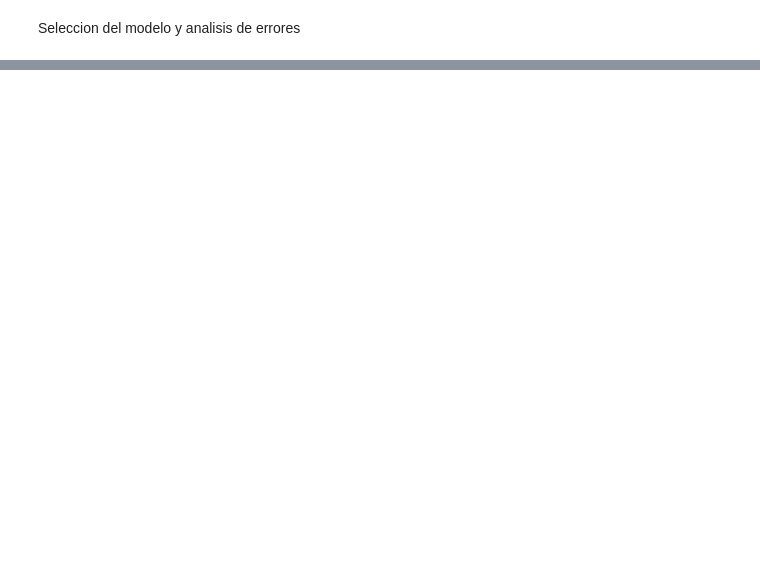
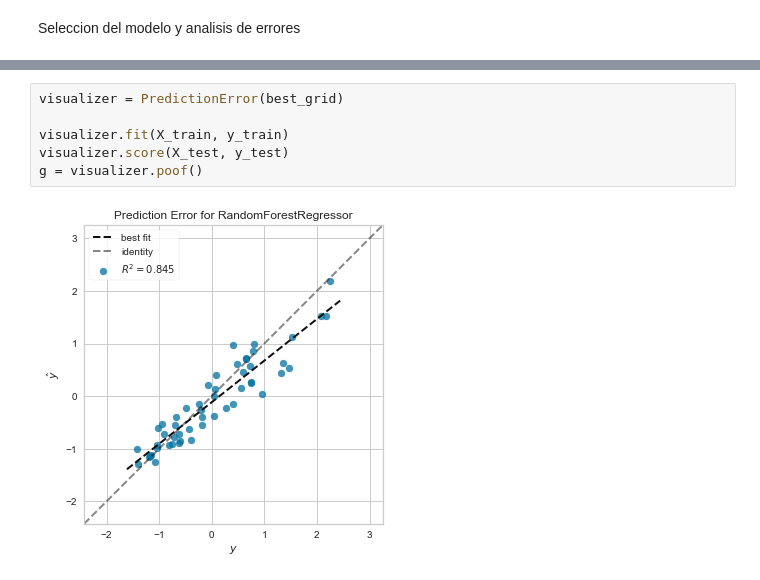
Before and after one commit to adry402/Karvana, a Jupyter notebook: karvana_regression.ipynb, the cells around one changed output, grey strips where cells are left out. Drawn from its saved outputs; the diff is of its cells as text; blank space fills up the shorter version.

```diff
--- a/karvana_regression.ipynb
+++ b/karvana_regression.ipynb
@@ -342,0 +624,8 @@ plot(results)
+# %%
+visualizer = PredictionError(best_grid)
+
+visualizer.fit(X_train, y_train)
+visualizer.score(X_test, y_test)
+g = visualizer.poof()
+# %% [output]
+[figure, added]
```
Also changed, not shown: parts of 58 cells of this notebook.
